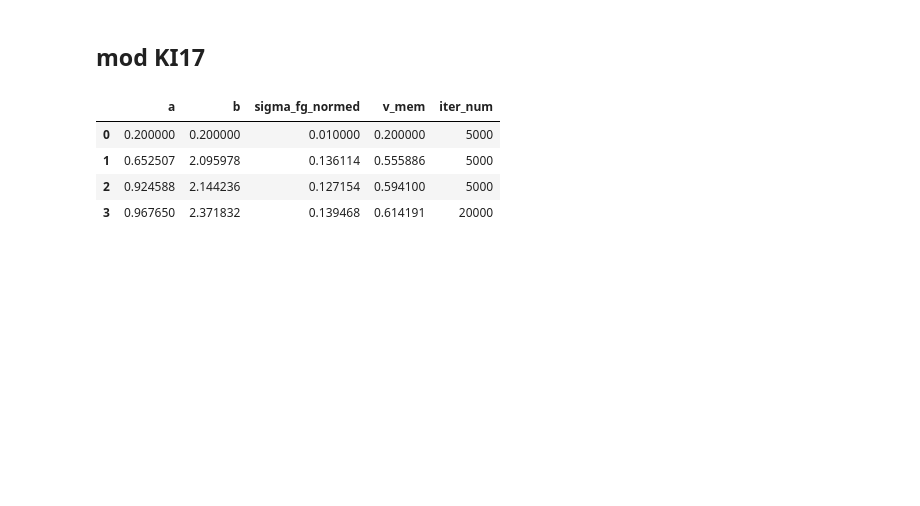
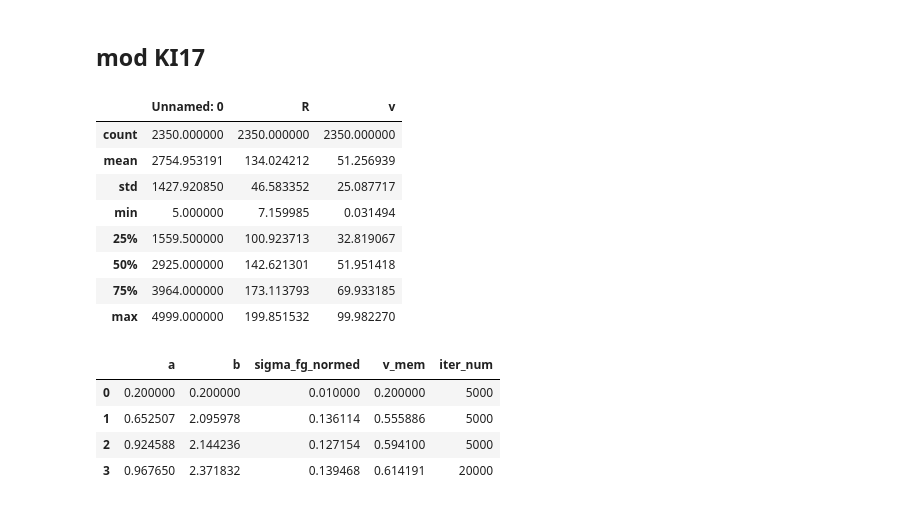
Before and after one commit to gomeshun/modKI17, a Jupyter notebook: python/unbiased_KI17_modKI17_results.ipynb, the cells around one changed output. Cells and saved outputs as stored; diff of their text form; code cells hidden in the pictures; blank space fills up the shorter version.

```diff
--- a/python/unbiased_KI17_modKI17_results.ipynb
+++ b/python/unbiased_KI17_modKI17_results.ipynb
@@ -354,5 +547,17 @@ UserWarning: The following kwargs were not used by contour: 'label', 'color'
 # %% [markdown]
 ## mod KI17
+# %%
+pd.read_csv("mock_tot_flatten_noMCMC_v001_15.csv").describe()
+# %% [output]
+|  | Unnamed: 0 | R | v |
+| count | 2350.000000 | 2350.000000 | 2350.000000 |
+| mean | 2754.953191 | 134.024212 | 51.256939 |
+| std | 1427.920850 | 46.583352 | 25.087717 |
+| min | 5.000000 | 7.159985 | 0.031494 |
+| 25% | 1559.500000 | 100.923713 | 32.819067 |
+| 50% | 2925.000000 | 142.621301 | 51.951418 |
+| 75% | 3964.000000 | 173.113793 | 69.933185 |
+| max | 4999.000000 | 199.851532 | 99.982270 |
 # %%
 p_fnames = ["params_chain_modKI17_noMCMC_plummerlike_tot_v001_{}.csv".format(str(i)) for i in range(50)]
 log_fnames = ["mclog_modKI17_noMCMC_plummerlike_tot_v001_{}.csv".format(str(i)) for i in range(50)]
```
Also changed, not shown: parts of 18 cells of this notebook, 48 other files.
